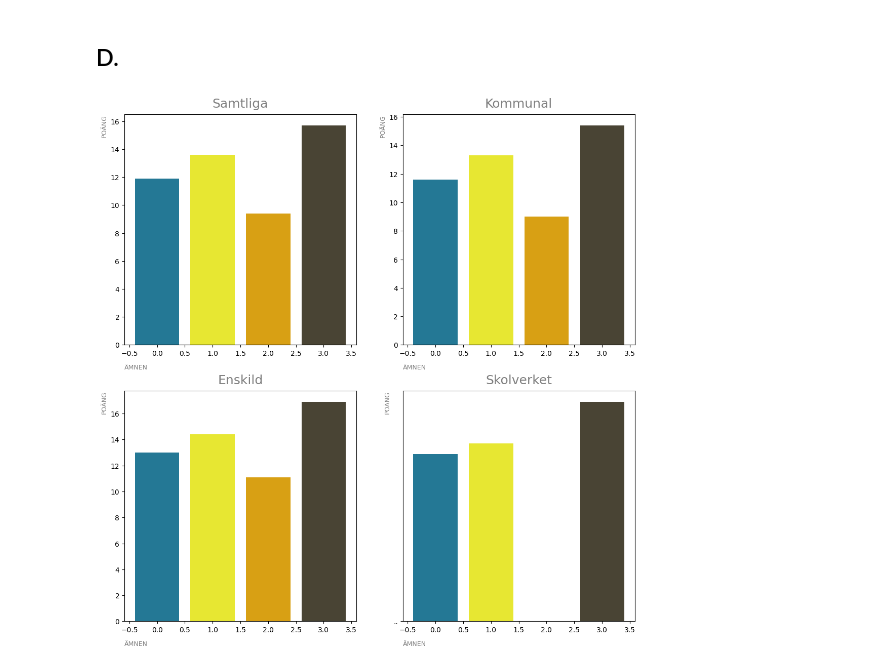
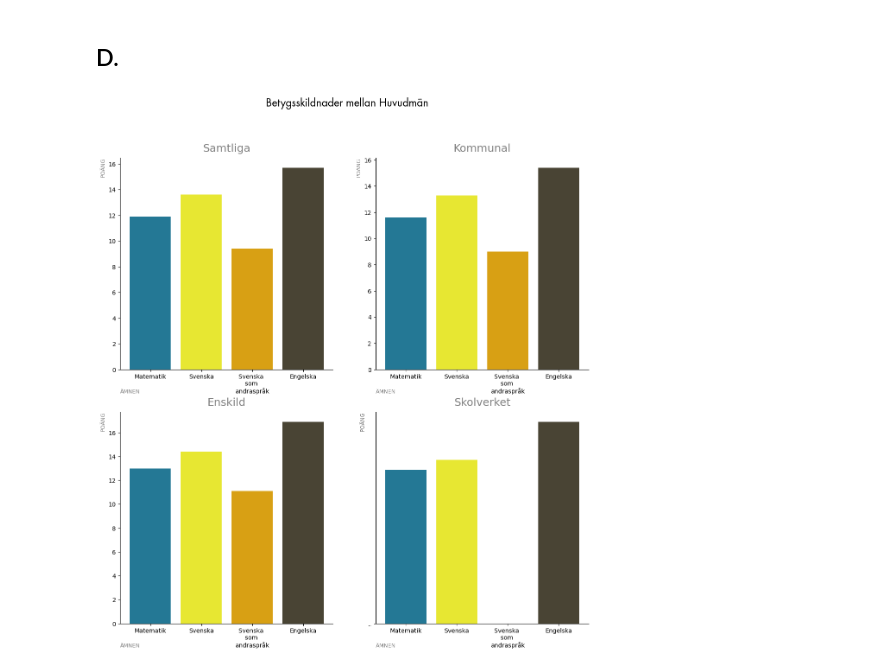
Before and after one commit to BrutalFrost/Python-Hampus-Erlandsson-OPA23, a Jupyter notebook: project/Labb2_uppgift_0.ipynb, the cells around one changed output. Cells and saved outputs as stored; diff of their text form; code cells hidden in the pictures.

Commit message:
Fixed fonts and cleaned code

```diff
--- a/project/Labb2_uppgift_0.ipynb
+++ b/project/Labb2_uppgift_0.ipynb
@@ -90,47 +93,59 @@ Text(0, 1, 'POÄNG')
 # %% [markdown]
 ## D.
 # %%
+
 def plot(dataframes, principals, subjects):
+    # Dimensions for the subplots based on amount of principals
+    graph_dim = int((len(principals)**0.5))
 
-    graph_dim = int((len(principals)**0.5))
-    bar_amount = len(subjects)
-    fig, axes = plt.subplots(graph_dim, graph_dim, figsize = (13, 13))
+
+    # Creating a grid of subplots based on dimension provided above
+    fig, axes = plt.subplots(graph_dim, graph_dim, figsize = (14, 14))
+    # Flattens the 2D array to 1D
     axes = axes.flatten()
+
+    # Defines colors to be used for each subject based on order
     colors = ["#247895", "#E7E732", "#D8A014", "#494434"]
+    plt.suptitle("Betygsskildnader mellan Huvudmän", color = "black", font = "Futura", fontsize = 20)
+
     for ax, principal in zip(axes, principals):
+        # Gives total points in each subject for current principal
         points = [df.loc[df['Huvudman'] == principal, 'Totalt (poäng)'].values[0] if principal in df['Huvudman'].values else np.nan for df in dataframes]
-        available_points = [p for p in points]
         available_subjects = [subjects[i] for i, p in enumerate(points)]
 
 
         bar_positions = np.arange(len(available_subjects))
 
 
-        for i, point in enumerate(available_points):
+        for i, point in enumerate(points):
             subject_color = colors[i]
             ax.bar(bar_positions[i], point, color=subject_color, align='center')
 
 
-        ax.set_xlabel("ÄMNEN", loc="left", labelpad=10, color="gray", fontsize=9)
+        ax.set_xlabel("ÄMNEN", loc="left", labelpad = -10, color="gray", fontsize=9)
         ax.set_ylabel("POÄNG", loc="top", color="gray", fontsize=9)
+        ax.set_xticks(bar_positions)
+        ax.set_xticklabels(available_subjects)
         ax.set_title(principal, pad=10, color="gray", fontsize=18)
+        ax.spines["top"].set_visible(False)
+        ax.spines["right"].set_visible(False)
 
 
-
+# List of dataframes and principals to be plotted
 dataframes = [
     df_math,
     df_swedish,
     df_swedish_2,
     df_english
 ]
 principals = [
     "Samtliga",
     "Kommunal",
     "Enskild",
     "Skolverket"
 ]
 
 
 plot(dataframes, principals, subjects)
 # %% [output]
-[figure, old version]
+[figure, new version]
```
Also changed, not shown: parts of 1 cell of this notebook.
